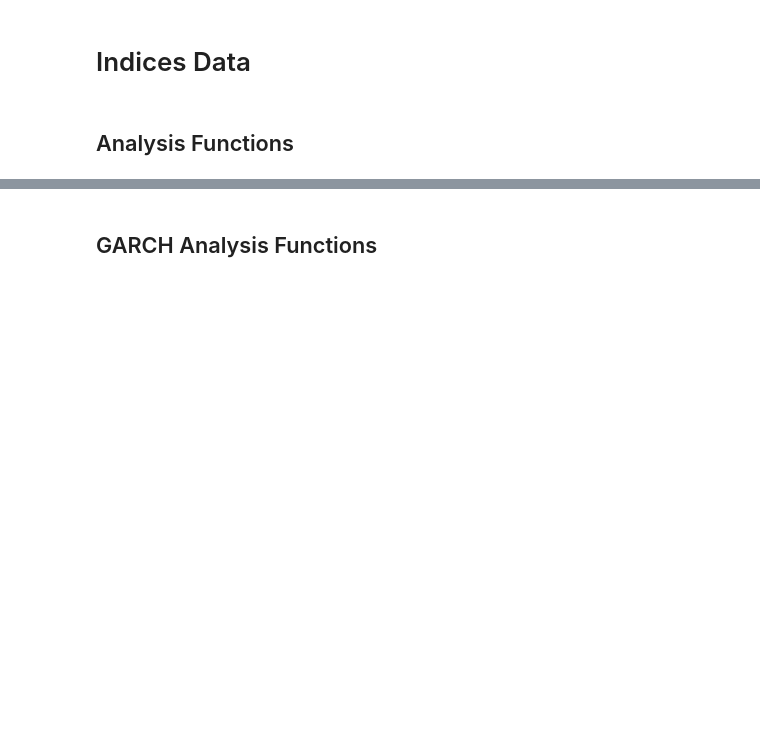
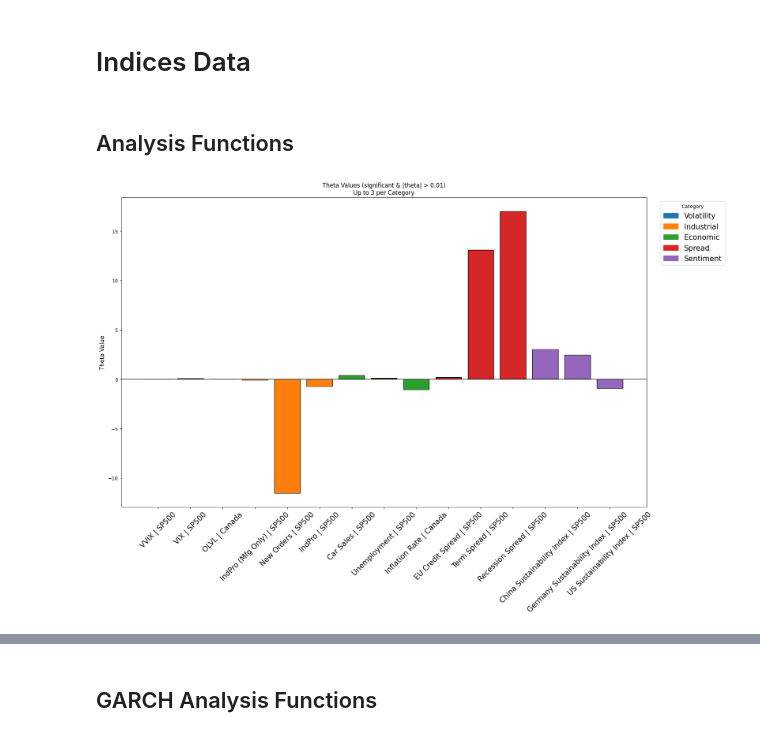
Before and after one commit to Pj-354/Python-Notebooks--Mine-, a Jupyter notebook: Dispersion/GARCH MIDAS/DCC MIDAS/_Index_GARCH Analysis.ipynb, the cells around one changed output, grey strips where cells are left out. Cells and saved outputs as stored; diff of their text form; code cells hidden in the pictures; blank space fills up the shorter version.

```diff
--- a/Dispersion/GARCH MIDAS/DCC MIDAS/_Index_GARCH Analysis.ipynb
+++ b/Dispersion/GARCH MIDAS/DCC MIDAS/_Index_GARCH Analysis.ipynb
@@ -205,7 +205,7 @@ with open("desc_stats_table.html", "w") as f:
 
 # Repeat for Sector Returns
 Sector_Returns = pd.read_csv('Returns - Index - US Sector Indices 2010-2025.csv', parse_dates = True, index_col = [0])
-Sector_Returns_Names = ['.OEX', '.5SP25', '.5SP40', '.5SP35', '.5SP60', '.5SP15', '.TRCCRBTR', '.MID', '.SPCY', '.SPCDNX']
+Sector_Returns_Names = ['.OEX', '.5SP25', '.5SP40', '.5SP35', '.5SP60', '.5SP15', '.MID', '.SPCY', '.SPCDNX']
 Sector_Returns = Sector_Returns[Sector_Returns_Names]
 Sector_Returns.rename(columns = {'.5SP25' : 'Consumer Disc',
                                  '.5SP40' : 'Financial',
@@ -296,7 +296,7 @@ Spread_US_Indices = pd.read_csv('Results - Spread - US Indice v2.csv', header =
 Sentiment_Sector_Indices = pd.read_csv('Results - Sectors - Sentiment v3.csv').drop_duplicates(subset = ['c.nm_var..nm_var..nm_var..nm_var..nm_var..nm_var.', 'model_diagnostics'])
 Volatility_Sector_Indices = pd.read_csv('Result - Sector - Volatility v2.csv').drop_duplicates(subset = ['c.nm_var..nm_var..nm_var..nm_var..nm_var..nm_var.', 'model_diagnostics'])
 Industrial_Sector_Indices = pd.read_csv('Result - Sector - Industrial v2.csv', header = 0).drop_duplicates(subset = ['c.nm_var..nm_var..nm_var..nm_var..nm_var..nm_var.', 'model_diagnostics'])
-Economic_Sector_Indices = pd.read_csv('Results - Sectors - Economic v3.csv', header = 0).drop_duplicates(subset = ['c.nm_var..nm_var..nm_var..nm_var..nm_var..nm_var.', 'model_diagnostics'])
+Economic_Sector_Indices = pd.read_csv('Results - Sectors - Economic v4.csv', header = 0).drop_duplicates(subset = ['c.nm_var..nm_var..nm_var..nm_var..nm_var..nm_var.', 'model_diagnostics'])
 Spread_Sector_Indices = pd.read_csv('Results - Sector - Spread v2.csv', header = 0).drop_duplicates(subset = ['c.nm_var..nm_var..nm_var..nm_var..nm_var..nm_var.', 'model_diagnostics'])
 
 
@@ -595,7 +595,7 @@ def summarize_midas_by_category(
     plt.axhline(0, color='black', linewidth=0.8)
 
     plt.xticks(x_positions, x_labels, rotation=45, fontsize=fontsize)
-    plt.ylabel('Theta Value')
+    plt.ylabel('Theta Value', fontsize = fontsize)
     plt.title(f"Theta Values (significant & |theta| > {theta_thresh})\n"
               f"Up to {top_n_per_cat} per Category")
     plt.tight_layout()
@@ -615,3 +615,7 @@ def summarize_midas_by_category(
     plt.show()
 
     return summary_df.round(2)
+# %%
+summarize_midas_by_category(Overall_US_Indices, Category_Map, top_n_per_cat = 3)
+# %% [output]
+[figure, added]
```
Also changed, not shown: parts of 8 cells of this notebook, 44 other files.
